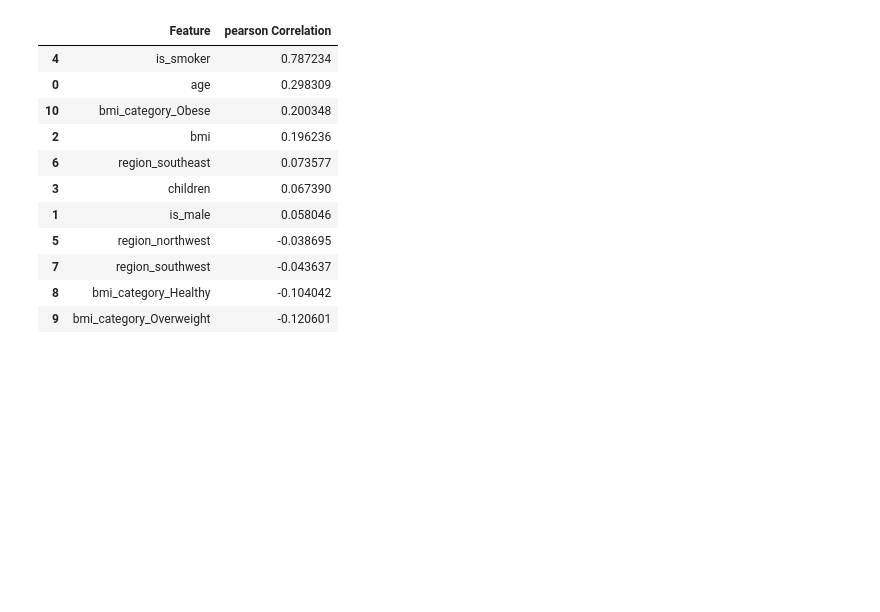
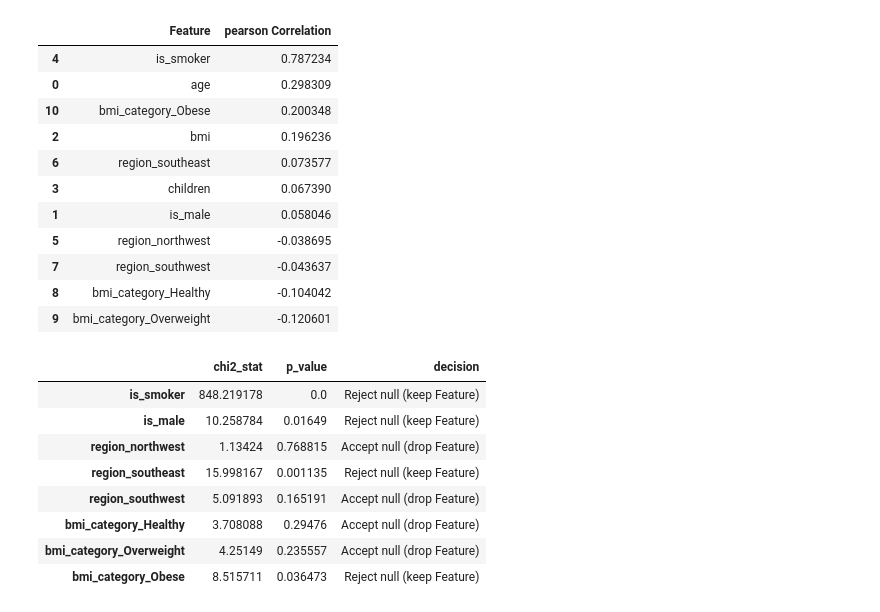
Before and after one commit to Hiteshgurnani123/machine-learning-2.0, a Jupyter notebook: EDA.ipynb, the cells around one changed output. Saved outputs shown, nothing was run; the diff lists cells and outputs as text; code cells hidden in the pictures; blank space fills up the shorter version.

```diff
--- a/EDA.ipynb
+++ b/EDA.ipynb
@@ -366,11 +366,32 @@ cat_features = [
 # %%
 from scipy.stats import chi2_contingency
 import pandas as pd
 
 alpha = 0.05
 
 df_cleaned['charges_bin'] = pd.qcut(df_cleaned['charges'], q=4, labels=False)
 chi2_results = {}
 
 for col in cat_features:
     contingency = pd.crosstab(df_cleaned[col], df_cleaned['charges_bin'])
+    chi2_stat, p_value, _, _ = chi2_contingency(contingency)
+    decision = 'Reject null (keep Feature)' if p_value < alpha else 'Accept null (drop Feature)'
+    chi2_results[col] = {
+        'chi2_stat': chi2_stat,
+        'p_value': p_value,
+        'decision': decision
+    }
+
+chi2_df = pd.DataFrame(chi2_results).T
+chi2_df.sort_values(by = 'p_value')
+chi2_df
+# %% [output]
+|  | chi2_stat | p_value | decision |
+| is_smoker | 848.219178 | 0.0 | Reject null (keep Feature) |
+| is_male | 10.258784 | 0.01649 | Reject null (keep Feature) |
+| region_northwest | 1.13424 | 0.768815 | Accept null (drop Feature) |
+| region_southeast | 15.998167 | 0.001135 | Reject null (keep Feature) |
+| region_southwest | 5.091893 | 0.165191 | Accept null (drop Feature) |
+| bmi_category_Healthy | 3.708088 | 0.29476 | Accept null (drop Feature) |
+| bmi_category_Overweight | 4.25149 | 0.235557 | Accept null (drop Feature) |
+| bmi_category_Obese | 8.515711 | 0.036473 | Reject null (keep Feature) |
```
Also changed, not shown: parts of 2 cells of this notebook.
